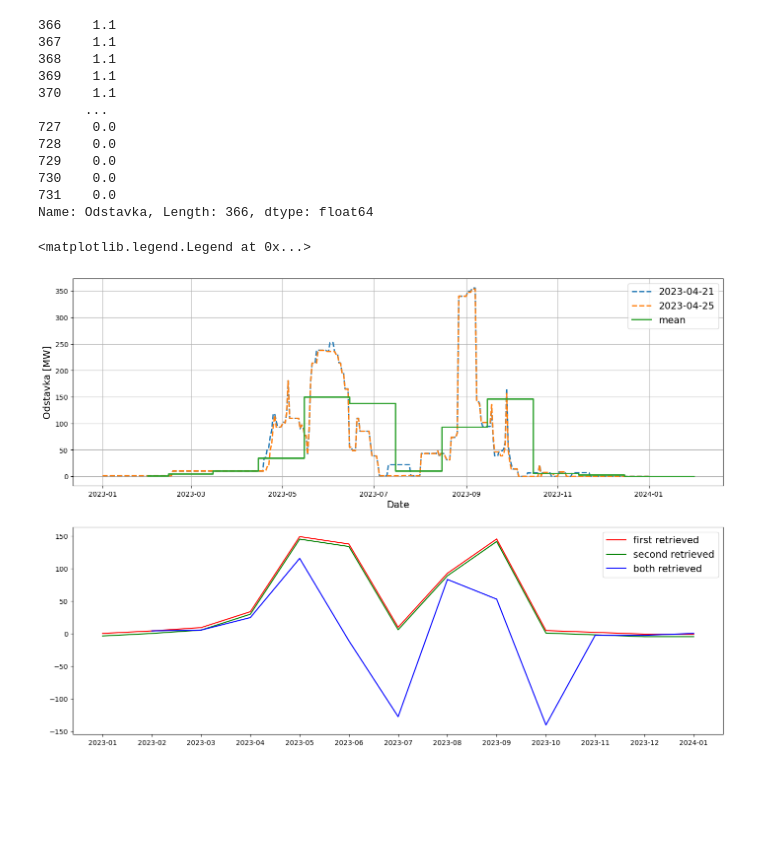
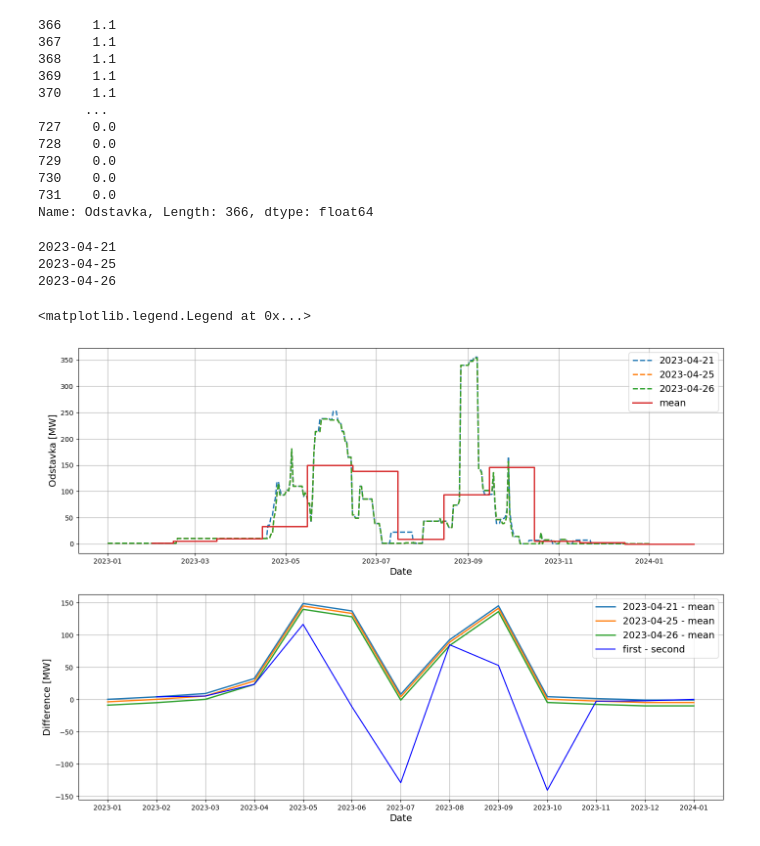
Before and after one commit to dariolamaj/GASSCO_ODSTAVKY, a Jupyter notebook: gassco.ipynb, the cells around one changed output. Saved outputs shown, nothing was run; the diff lists cells and outputs as text; code cells hidden in the pictures; blank space fills up the shorter version.

```diff
--- a/gassco.ipynb
+++ b/gassco.ipynb
@@ -68,6 +68,7 @@ if os.path.isfile(file_path):
 
     if last_date == today:
         # do nothing
+        data = existing_data
         pass
     else:
         # download new data
@@ -76,7 +77,9 @@ if os.path.isfile(file_path):
         # append new data to existing file
         updated_data = existing_data.append(new_data)
         updated_data.to_excel(file_path)
+        data = updated_data
 else:
     # download new data and create new file
     new_data = get_odstavky(df, start, end)
     new_data.to_excel(file_path)
+    data = new_data
@@ -129,48 +120,44 @@ group_data['Odstavka']
 731    0.0
 Name: Odstavka, Length: 366, dtype: float64
 # %%
-data = updated_data
+
 grouped = data.groupby(data['Retrieved'])
 temp = pd.DataFrame()
-# create a new figure
+DATES = data['Retrieved'].unique().tolist()
+
 fig,(ax,axs)= plt.subplots(2,figsize=(17, 12))
 
-# iterate over groups and plot a line for each group
 for group_name, group_data in grouped:
+    print(group_name)
     ax.plot(group_data.index, group_data['Odstavka'], label=group_name,linestyle = '--',linewidth=2)
-    temp = temp.append(group_data['Odstavka'])
 
-temp = temp.T
-temp = temp.resample('M').mean()
-mean = temp.mean(axis=1)
 grouped_data = data.groupby(pd.Grouper(freq='M')).agg({'Odstavka': 'mean'})
 
 ax.step(grouped_data.index, grouped_data['Odstavka'], where='mid', linewidth=2, label='mean')
-#plot the mean as a straight line for each month
-temp = updated_data[['Retrieved', 'Odstavka']].groupby(updated_data.index.strftime('%Y-%m')).mean()
+temp = data[['Retrieved', 'Odstavka']].groupby(data.index.strftime('%Y-%m')).mean()
 
 # create a new figure
-
-# plot differences between mean and first retrieved graph
-first_diff = temp - temp.iloc[0]
-axs.plot(first_diff.index, first_diff['Odstavka'], color='red', label='first retrieved')
-
-
-# plot differences between mean and second retrieved graph
-second_diff = temp - temp.iloc[1]
-axs.plot(second_diff.index, second_diff['Odstavka'], color='green')
+for i in range(data['Retrieved'].nunique()):
+    diff = temp - temp.iloc[i]
+    axs.plot(diff.index, diff['Odstavka'], label=DATES[i]+' - mean', linewidth=2)
 
 
 # plot differences between both graphs
-both_diff = updated_data[['Retrieved', 'Odstavka']].groupby(updated_data.index.strftime('%Y-%m')).mean().diff()
-axs.plot(both_diff.index, both_diff['Odstavka'], color='blue')
+both_diff = data[['Retrieved', 'Odstavka']].groupby(data.index.strftime('%Y-%m')).mean().diff()
+axs.plot(both_diff.index, both_diff['Odstavka'], color='blue', label='first - second')
 
 # set labels, legend, and grid
 ax.set_xlabel('Date', fontsize=14)
 ax.set_ylabel('Odstavka [MW]', fontsize=14)
 ax.legend(fontsize=14)
 ax.grid(True)
-axs.legend(['first retrieved', 'second retrieved', 'both retrieved'], fontsize=14)
+axs.grid(True)
+axs.set_xlabel('Date', fontsize=14)
+axs.set_ylabel('Difference [MW]', fontsize=14)
+axs.legend(fontsize=14)
 # %% [output]
-<matplotlib.legend.Legend at 0x...>
+2023-04-21
+2023-04-25
+2023-04-26
+<matplotlib.legend.Legend at 0x...>
-[figure, old version]
+[figure, new version]
```
Also changed, not shown: parts of 5 cells of this notebook.
